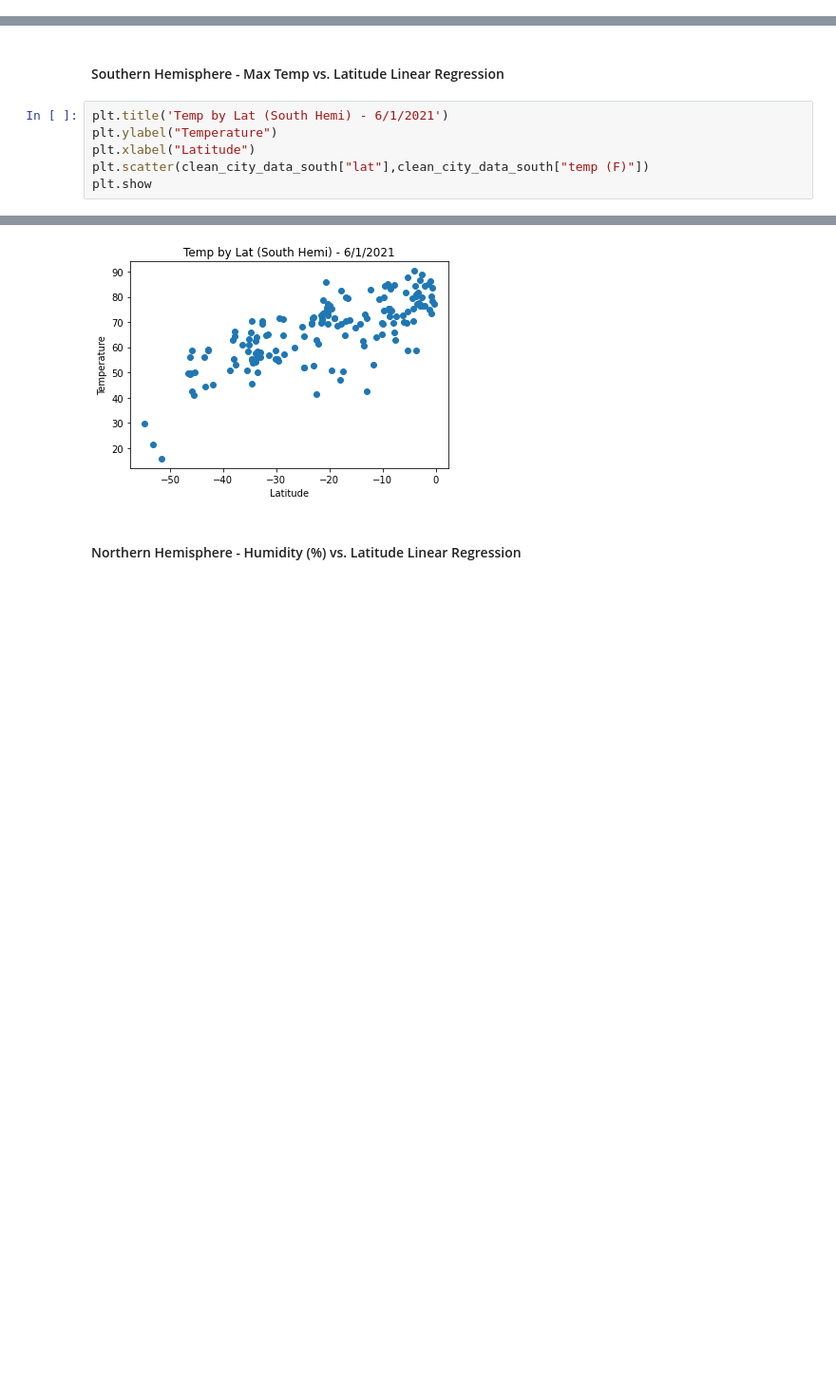
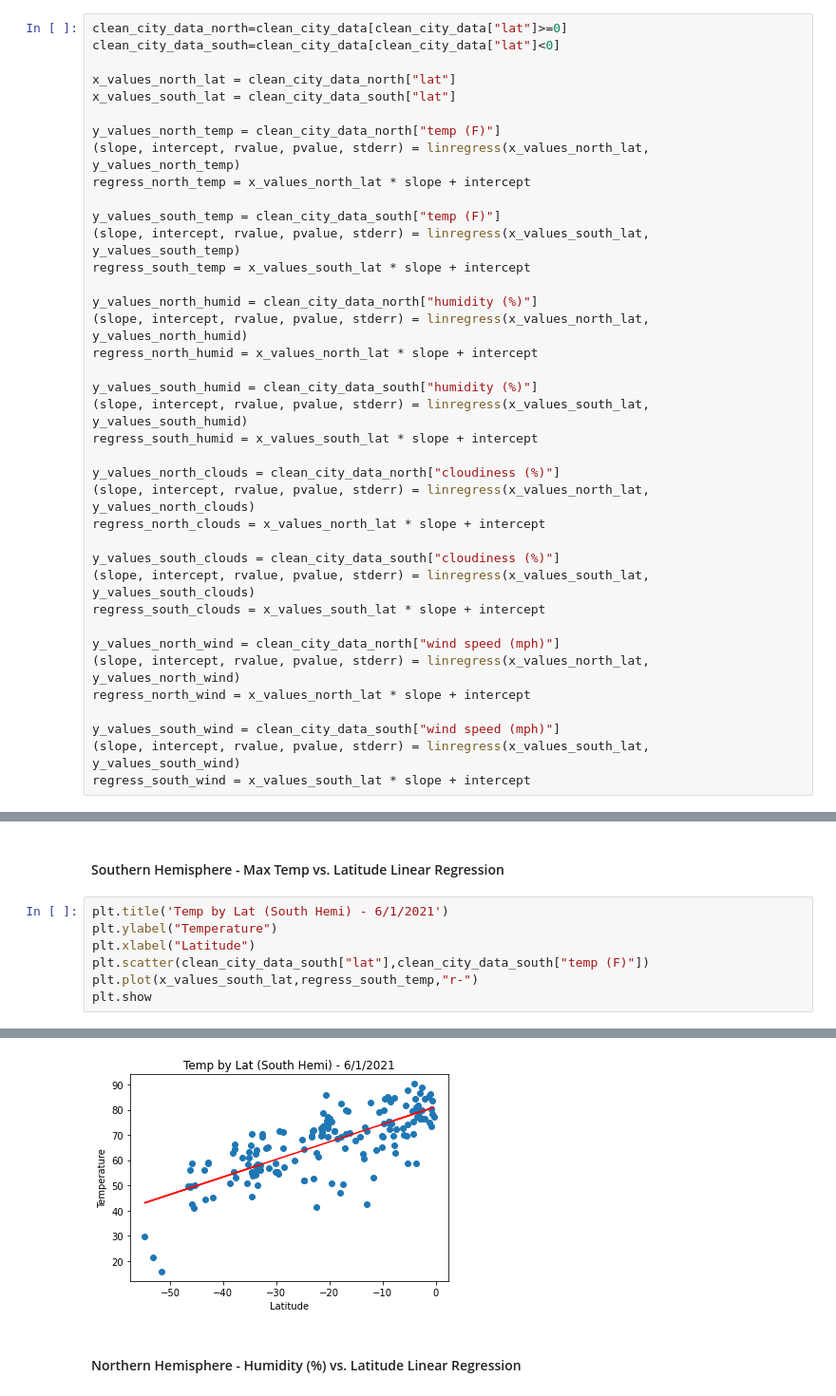
Before and after one commit to migheljackson/python-api-challenge, a Jupyter notebook: WeatherPy/WeatherPy.ipynb, the cells around one changed output, grey strips where cells are left out. Shown: that part at 95% size. Drawn from its saved outputs; the diff is of its cells as text; blank space fills up the shorter version.

```diff
--- a/WeatherPy/WeatherPy.ipynb
+++ b/WeatherPy/WeatherPy.ipynb
@@ -197,3 +197,41 @@ line_eq = "y = " + str(round(slope,2)) + "x + " + str(round(intercept,2))
+# %%
+clean_city_data_north=clean_city_data[clean_city_data["lat"]>=0]
+clean_city_data_south=clean_city_data[clean_city_data["lat"]<0]
+
+x_values_north_lat = clean_city_data_north["lat"]
+x_values_south_lat = clean_city_data_south["lat"]
+
+y_values_north_temp = clean_city_data_north["temp (F)"]
+(slope, intercept, rvalue, pvalue, stderr) = linregress(x_values_north_lat, y_values_north_temp)
+regress_north_temp = x_values_north_lat * slope + intercept
+
+y_values_south_temp = clean_city_data_south["temp (F)"]
+(slope, intercept, rvalue, pvalue, stderr) = linregress(x_values_south_lat, y_values_south_temp)
+regress_south_temp = x_values_south_lat * slope + intercept
+
+y_values_north_humid = clean_city_data_north["humidity (%)"]
+(slope, intercept, rvalue, pvalue, stderr) = linregress(x_values_north_lat, y_values_north_humid)
+regress_north_humid = x_values_north_lat * slope + intercept
+
+y_values_south_humid = clean_city_data_south["humidity (%)"]
+(slope, intercept, rvalue, pvalue, stderr) = linregress(x_values_south_lat, y_values_south_humid)
+regress_south_humid = x_values_south_lat * slope + intercept
+
+y_values_north_clouds = clean_city_data_north["cloudiness (%)"]
+(slope, intercept, rvalue, pvalue, stderr) = linregress(x_values_north_lat, y_values_north_clouds)
+regress_north_clouds = x_values_north_lat * slope + intercept
+
+y_values_south_clouds = clean_city_data_south["cloudiness (%)"]
+(slope, intercept, rvalue, pvalue, stderr) = linregress(x_values_south_lat, y_values_south_clouds)
+regress_south_clouds = x_values_south_lat * slope + intercept
+
+y_values_north_wind = clean_city_data_north["wind speed (mph)"]
+(slope, intercept, rvalue, pvalue, stderr) = linregress(x_values_north_lat, y_values_north_wind)
+regress_north_wind = x_values_north_lat * slope + intercept
+
+y_values_south_wind = clean_city_data_south["wind speed (mph)"]
+(slope, intercept, rvalue, pvalue, stderr) = linregress(x_values_south_lat, y_values_south_wind)
+regress_south_wind = x_values_south_lat * slope + intercept
 # %% [markdown]
 ####  Northern Hemisphere - Max Temp vs. Latitude Linear Regression
 # %%
@@ -211,11 +249,12 @@ plt.show
 # %%
 plt.title('Temp by Lat (South Hemi) - 6/1/2021')
 plt.ylabel("Temperature")
 plt.xlabel("Latitude")
 plt.scatter(clean_city_data_south["lat"],clean_city_data_south["temp (F)"])
+plt.plot(x_values_south_lat,regress_south_temp,"r-")
 plt.show
 # %% [output]
 <function matplotlib.pyplot.show(close=None, block=None)>
-[figure, old version]
+[figure, new version]
 # %% [markdown]
 ####  Northern Hemisphere - Humidity (%) vs. Latitude Linear Regression
```
Also changed, not shown: parts of 17 cells of this notebook, 1 other file.
